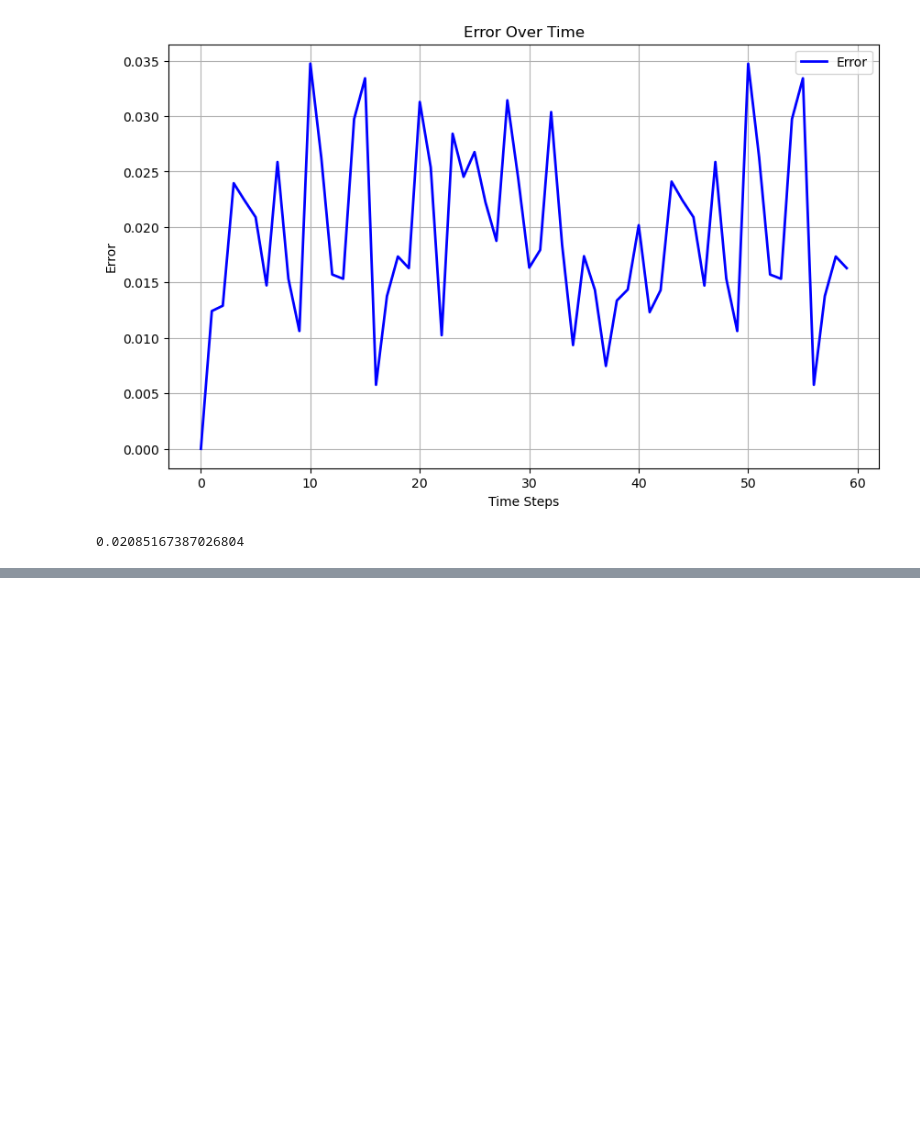
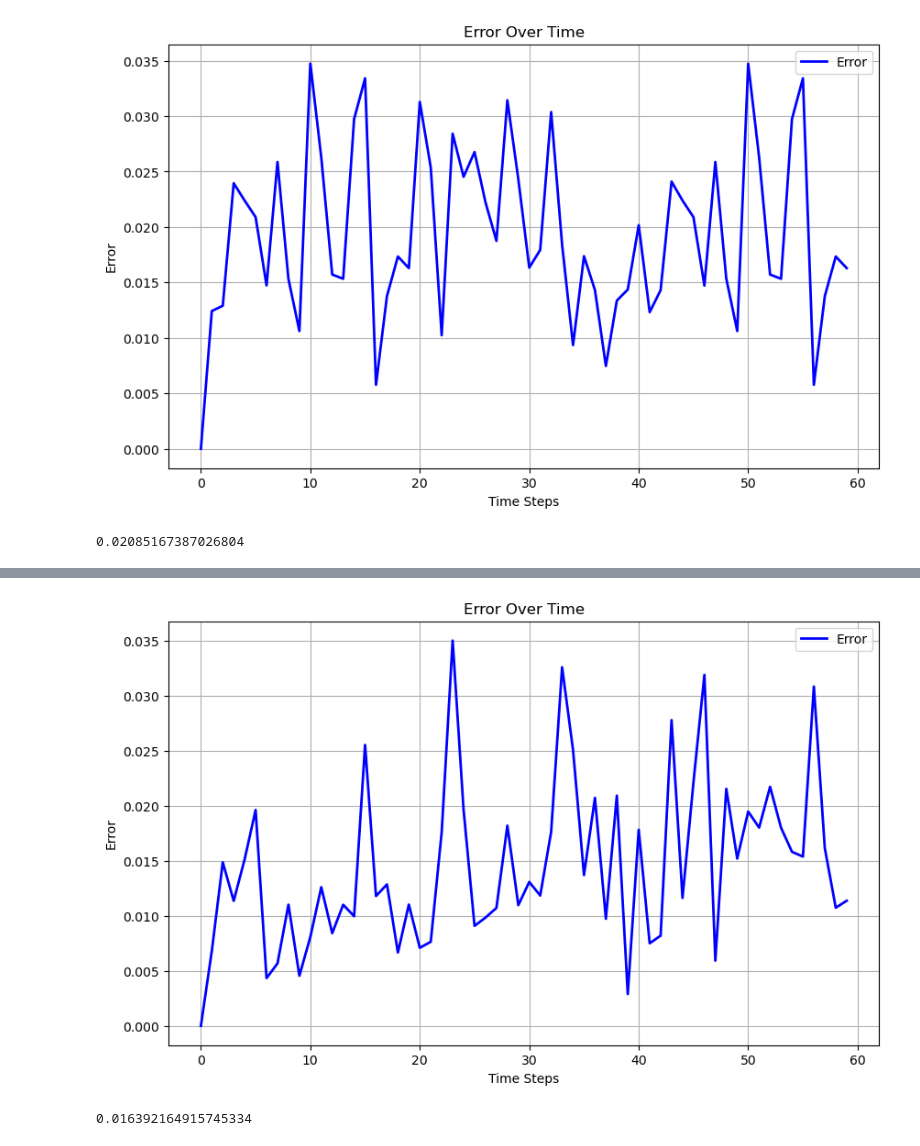
Before and after one commit to damurka5/RL_CDPR, a Jupyter notebook: mujoco_py/11_SB3_PPO&DDPG_evaluation.ipynb, the cells around one changed output, grey strips where cells are left out. Cells and saved outputs as stored; diff of their text form; code cells hidden in the pictures; blank space fills up the shorter version.

```diff
--- a/mujoco_py/11_SB3_PPO&DDPG_evaluation.ipynb
+++ b/mujoco_py/11_SB3_PPO&DDPG_evaluation.ipynb
@@ -657,0 +728,10 @@ np.sqrt(mean_err)
+# %%
+plot_error(error)
+# %% [output]
+[figure, added]
+# %%
+# RMS Error
+mean_err = np.mean(error**2)
+np.sqrt(mean_err)
+# %% [output]
+0.016392164915745334
```
Also changed, not shown: parts of 13 cells of this notebook, 3 other files.
